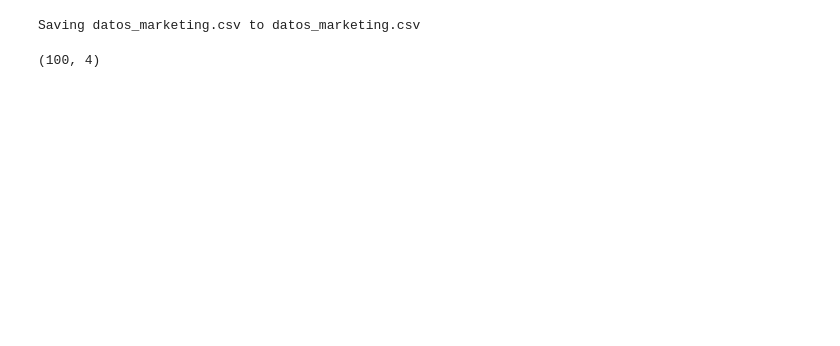
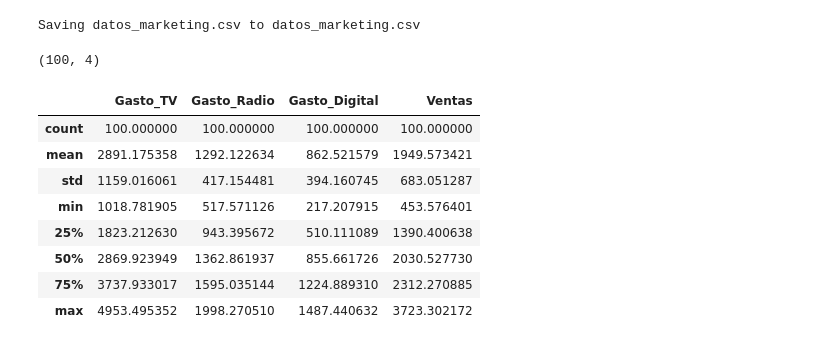
Before and after one commit to fpabi/Tareas, a Jupyter notebook: Tarea_19_Regresión_lineal.ipynb, the cells around one changed output. Saved outputs shown, nothing was run; the diff lists cells and outputs as text; code cells hidden in the pictures; blank space fills up the shorter version.

```diff
--- a/Tarea_19_Regresión_lineal.ipynb
+++ b/Tarea_19_Regresión_lineal.ipynb
@@ -25,3 +25,15 @@ marketing=pd.read_csv(io.BytesIO(uploaded["datos_marketing.csv"]),sep=',',decima
 marketing.shape
 # %% [output]
 (100, 4)
+# %%
+marketing.describe()
+# %% [output]
+|  | Gasto_TV | Gasto_Radio | Gasto_Digital | Ventas |
+| count | 100.000000 | 100.000000 | 100.000000 | 100.000000 |
+| mean | 2891.175358 | 1292.122634 | 862.521579 | 1949.573421 |
+| std | 1159.016061 | 417.154481 | 394.160745 | 683.051287 |
+| min | 1018.781905 | 517.571126 | 217.207915 | 453.576401 |
+| 25% | 1823.212630 | 943.395672 | 510.111089 | 1390.400638 |
+| 50% | 2869.923949 | 1362.861937 | 855.661726 | 2030.527730 |
+| 75% | 3737.933017 | 1595.035144 | 1224.889310 | 2312.270885 |
+| max | 4953.495352 | 1998.270510 | 1487.440632 | 3723.302172 |
```
Also changed, not shown: parts of 3 cells of this notebook.
